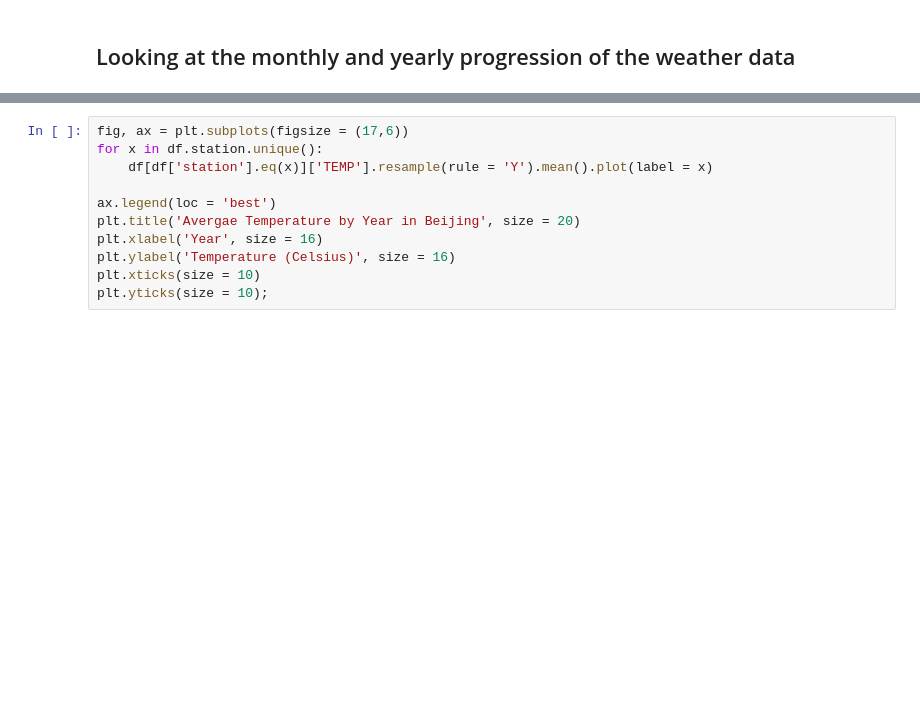
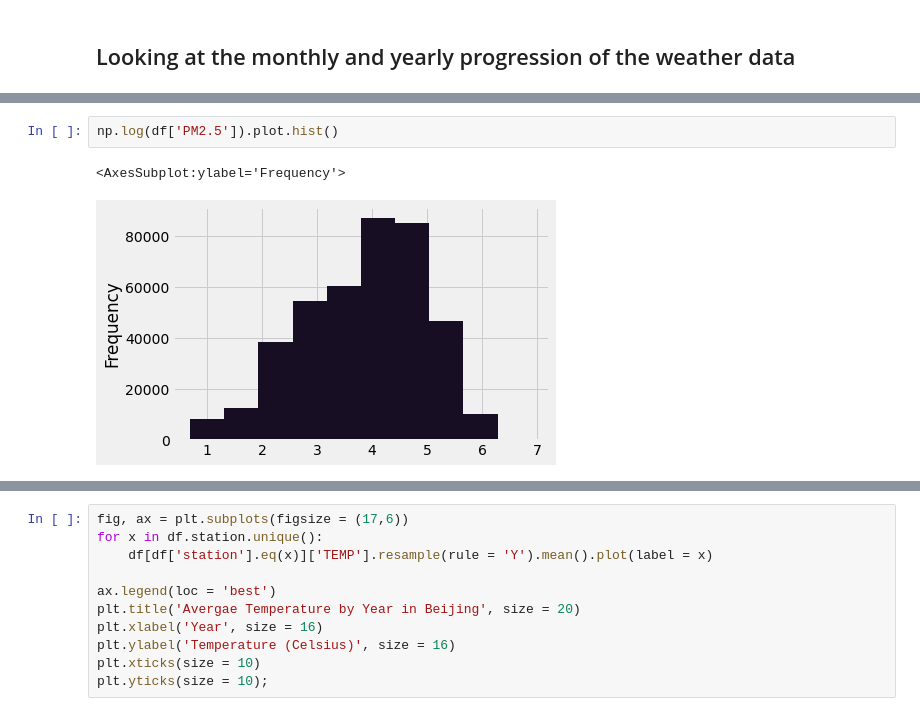
Before and after one commit to dolcikey/TimeSeriesForecasting_BeijingAirQuality, a Jupyter notebook: 02EDA.ipynb, the cells around one changed output, grey strips where cells are left out. Saved outputs shown, nothing was run; the diff lists cells and outputs as text; blank space fills up the shorter version.

```diff
--- a/02EDA.ipynb
+++ b/02EDA.ipynb
@@ -43,0 +53,5 @@ df.describe(include = 'all')
+# %%
+np.log(df['PM2.5']).plot.hist()
+# %% [output]
+<AxesSubplot:ylabel='Frequency'>
+[figure, added]
```
Also changed, not shown: parts of 18 cells of this notebook, 1 other file.
